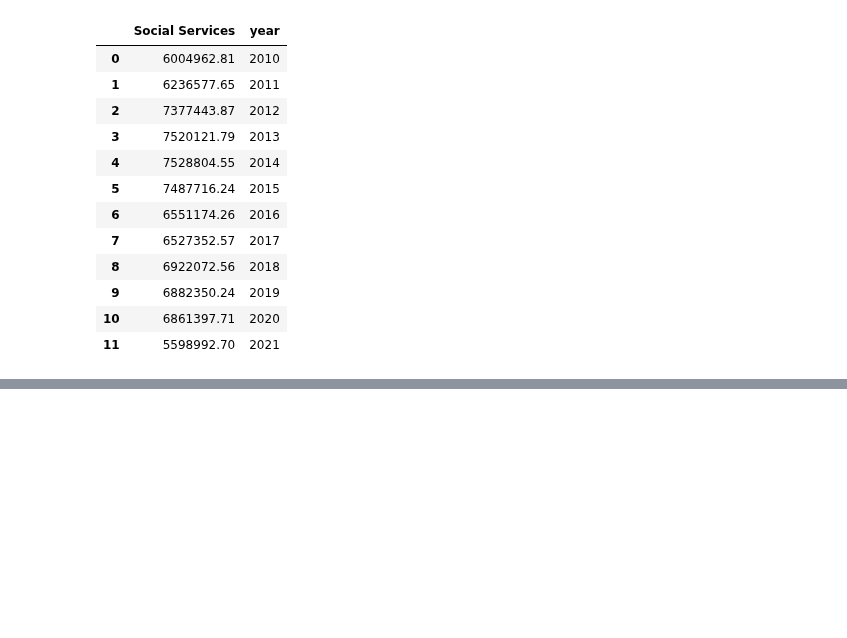
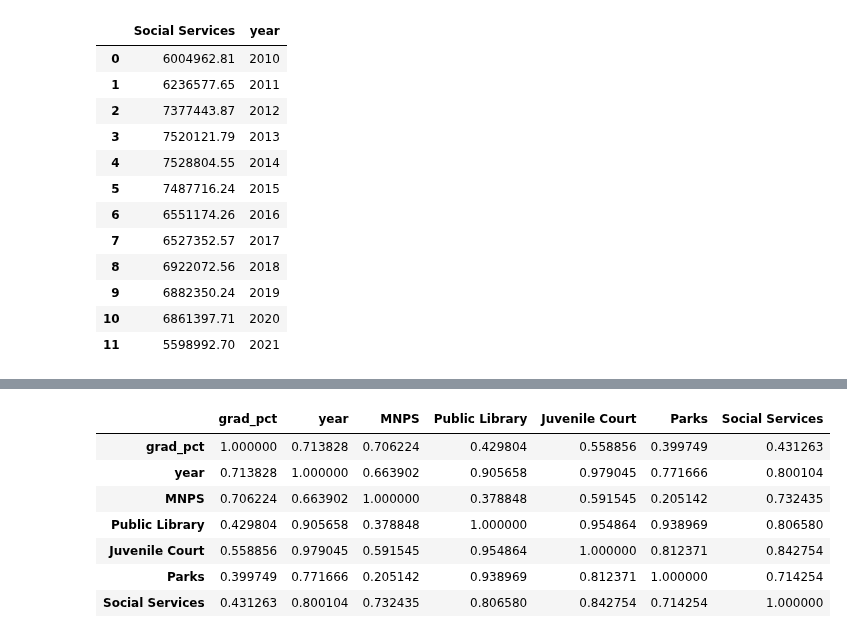
Before and after one commit to jwhankins177/capstone-budget-impact-jupyternb-python, a Jupyter notebook: notebooks/corr.ipynb, the cells around one changed output, grey strips where cells are left out. Cells and saved outputs as stored; diff of their text form; code cells hidden in the pictures; blank space fills up the shorter version.

```diff
--- a/notebooks/corr.ipynb
+++ b/notebooks/corr.ipynb
@@ -155,0 +186,6 @@ mnps_
+# %%
+grad = pd.merge(grad_corr, mnps_corr)
+grad = pd.merge(grad, lib_corr)
+grad = pd.merge(grad, juc_corr)
+grad = pd.merge(grad, parks_corr)
+grad = pd.merge(grad, social_corr)
@@ -155,0 +203,11 @@ mnps_
+# %%
+grad.corr()
+# %% [output]
+|  | grad_pct | year | MNPS | Public Library | Juvenile Court | Parks | Social Services |
+| grad_pct | 1.000000 | 0.713828 | 0.706224 | 0.429804 | 0.558856 | 0.399749 | 0.431263 |
+| year | 0.713828 | 1.000000 | 0.663902 | 0.905658 | 0.979045 | 0.771666 | 0.800104 |
+| MNPS | 0.706224 | 0.663902 | 1.000000 | 0.378848 | 0.591545 | 0.205142 | 0.732435 |
+| Public Library | 0.429804 | 0.905658 | 0.378848 | 1.000000 | 0.954864 | 0.938969 | 0.806580 |
+| Juvenile Court | 0.558856 | 0.979045 | 0.591545 | 0.954864 | 1.000000 | 0.812371 | 0.842754 |
+| Parks | 0.399749 | 0.771666 | 0.205142 | 0.938969 | 0.812371 | 1.000000 | 0.714254 |
+| Social Services | 0.431263 | 0.800104 | 0.732435 | 0.806580 | 0.842754 | 0.714254 | 1.000000 |
```
Also changed, not shown: parts of 14 cells of this notebook.
